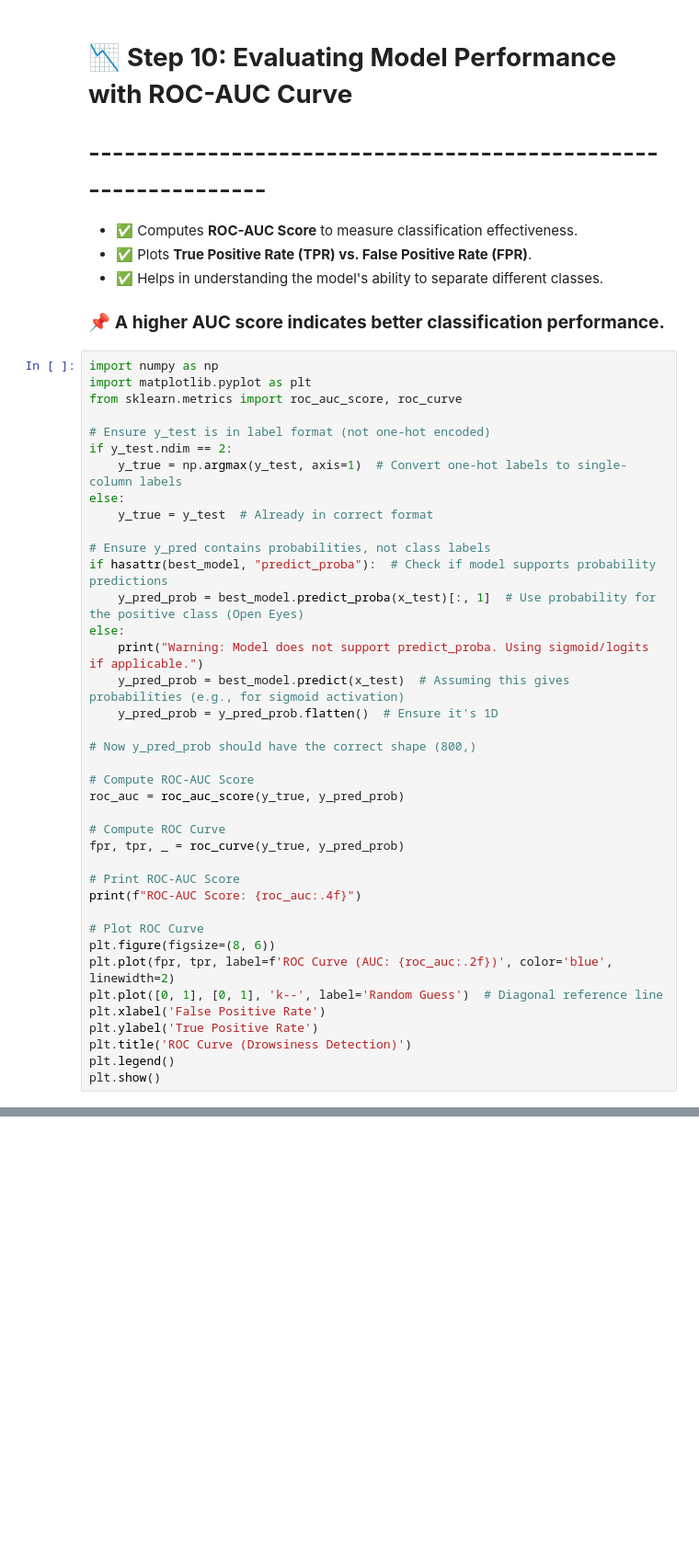
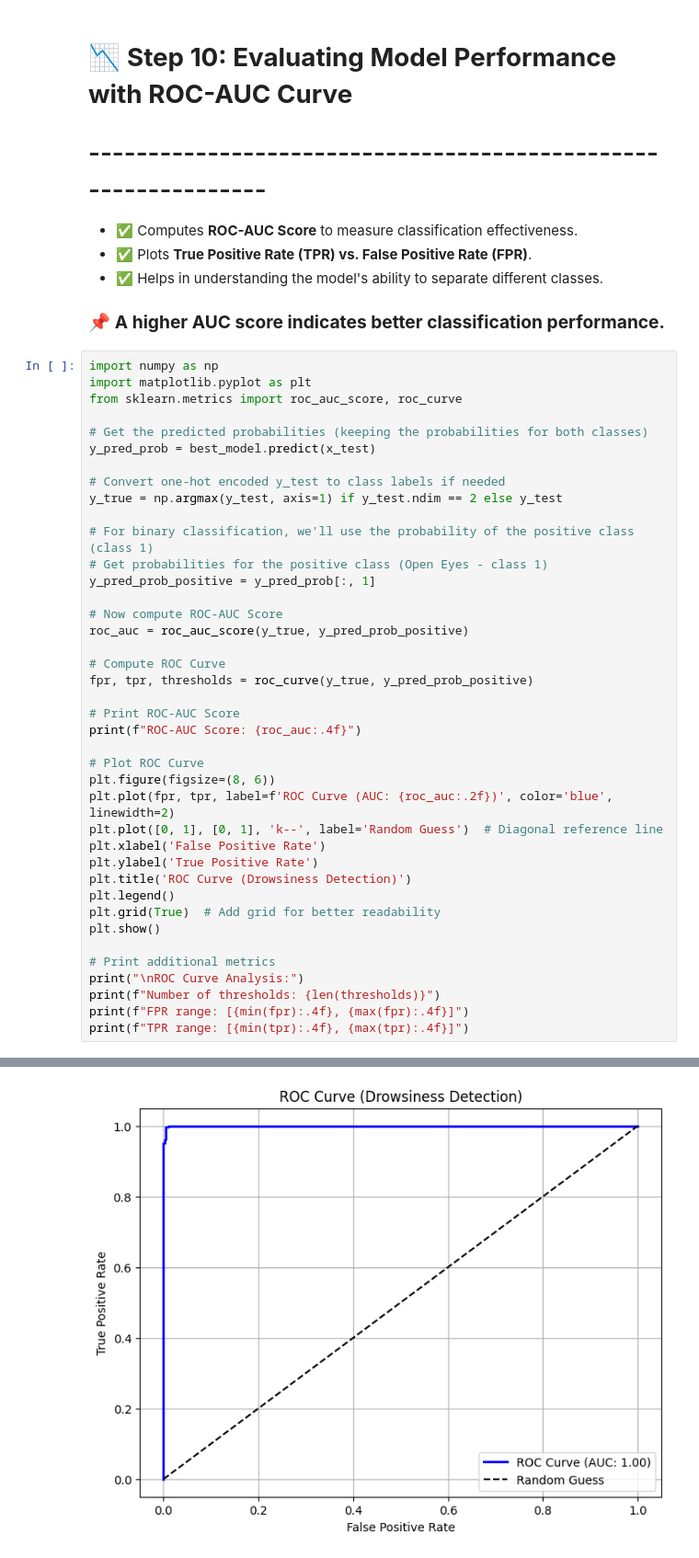
Before and after one commit to ahmarh04/Admission-Predictor, a Jupyter notebook: drowsiness-detection-using-deep-learning.ipynb, the cells around one changed output, grey strips where cells are left out. Shown at 92% size. Drawn from its saved outputs; the diff is of its cells as text; blank space fills up the shorter version.

```diff
--- a/drowsiness-detection-using-deep-learning.ipynb
+++ b/drowsiness-detection-using-deep-learning.ipynb
@@ -423,27 +495,21 @@ import numpy as np
 import matplotlib.pyplot as plt
 from sklearn.metrics import roc_auc_score, roc_curve
 
-# Ensure y_test is in label format (not one-hot encoded)
-if y_test.ndim == 2:
-    y_true = np.argmax(y_test, axis=1)  # Convert one-hot labels to single-column labels
-else:
-    y_true = y_test  # Already in correct format
+# Get the predicted probabilities (keeping the probabilities for both classes)
+y_pred_prob = best_model.predict(x_test)
 
-# Ensure y_pred contains probabilities, not class labels
-if hasattr(best_model, "predict_proba"):  # Check if model supports probability predictions
-    y_pred_prob = best_model.predict_proba(x_test)[:, 1]  # Use probability for the positive class (Open Eyes)
-else:
-    print("Warning: Model does not support predict_proba. Using sigmoid/logits if applicable.")
-    y_pred_prob = best_model.predict(x_test)  # Assuming this gives probabilities (e.g., for sigmoid activation)
-    y_pred_prob = y_pred_prob.flatten()  # Ensure it's 1D
+# Convert one-hot encoded y_test to class labels if needed
+y_true = np.argmax(y_test, axis=1) if y_test.ndim == 2 else y_test
 
-# Now y_pred_prob should have the correct shape (800,)
+# For binary classification, we'll use the probability of the positive class (class 1)
+# Get probabilities for the positive class (Open Eyes - class 1)
+y_pred_prob_positive = y_pred_prob[:, 1]
 
-# Compute ROC-AUC Score
-roc_auc = roc_auc_score(y_true, y_pred_prob)
+# Now compute ROC-AUC Score
+roc_auc = roc_auc_score(y_true, y_pred_prob_positive)
 
 # Compute ROC Curve
-fpr, tpr, _ = roc_curve(y_true, y_pred_prob)
+fpr, tpr, thresholds = roc_curve(y_true, y_pred_prob_positive)
 
 # Print ROC-AUC Score
 print(f"ROC-AUC Score: {roc_auc:.4f}")
@@ -456,4 +522,12 @@ plt.xlabel('False Positive Rate')
 plt.ylabel('True Positive Rate')
 plt.title('ROC Curve (Drowsiness Detection)')
 plt.legend()
+plt.grid(True)  # Add grid for better readability
 plt.show()
+
+# Print additional metrics
+print("\nROC Curve Analysis:")
+print(f"Number of thresholds: {len(thresholds)}")
+print(f"FPR range: [{min(fpr):.4f}, {max(fpr):.4f}]")
+print(f"TPR range: [{min(tpr):.4f}, {max(tpr):.4f}]")
+# %% [output]
@@ -459,0 +536 @@ plt.show()
+[figure, added]
```
Also changed, not shown: parts of 12 cells of this notebook.
